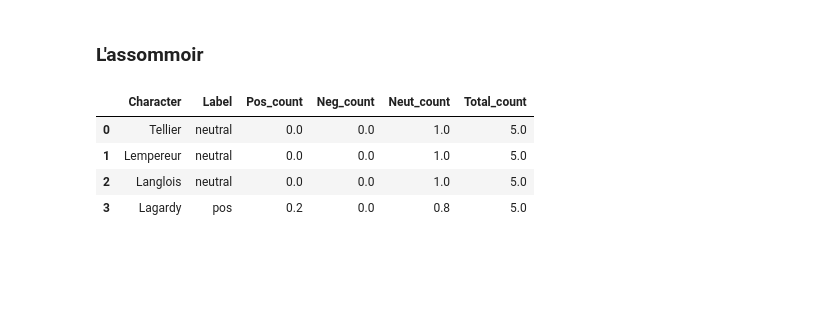
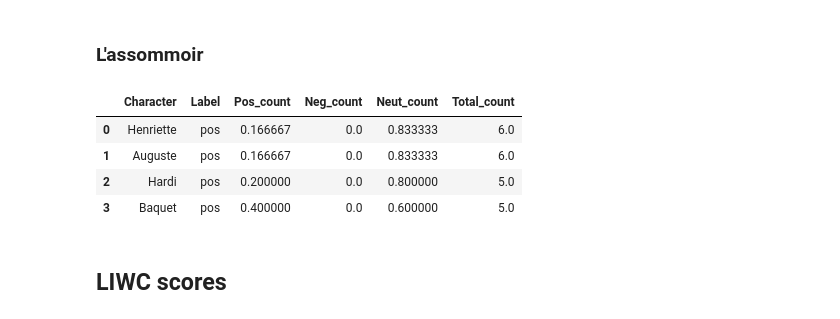
Before and after one commit to semplea/characters-meta, a Jupyter notebook: python/results.ipynb, the cells around one changed output. Cells and saved outputs as stored; diff of their text form; code cells hidden in the pictures; blank space fills up the shorter version.

```diff
--- a/python/results.ipynb
+++ b/python/results.ipynb
@@ -504,13 +504,15 @@ tdm.head()
 # %% [markdown]
 ### L'assommoir
 # %%
-mbov_top = pd.read_csv('metadata/madamebovary_sentiment_nosolo_top.csv')
-div_total(mbov_top)
+lass_top = pd.read_csv('metadata/lassommoir_sentiment_nosolo_top.csv')
+div_total(lass_top)
 # %%
-mbov_top[['Character', 'Label', 'Pos_count', 'Neg_count', 'Neut_count', 'Total_count']]
+lass_top[['Character', 'Label', 'Pos_count', 'Neg_count', 'Neut_count', 'Total_count']]
 # %% [output]
 |  | Character | Label | Pos_count | Neg_count | Neut_count | Total_count |
-| 0 | Tellier | neutral | 0.0 | 0.0 | 1.0 | 5.0 |
-| 1 | Lempereur | neutral | 0.0 | 0.0 | 1.0 | 5.0 |
-| 2 | Langlois | neutral | 0.0 | 0.0 | 1.0 | 5.0 |
-| 3 | Lagardy | pos | 0.2 | 0.0 | 0.8 | 5.0 |
+| 0 | Henriette | pos | 0.166667 | 0.0 | 0.833333 | 6.0 |
+| 1 | Auguste | pos | 0.166667 | 0.0 | 0.833333 | 6.0 |
+| 2 | Hardi | pos | 0.200000 | 0.0 | 0.800000 | 5.0 |
+| 3 | Baquet | pos | 0.400000 | 0.0 | 0.600000 | 5.0 |
+# %% [markdown]
+## LIWC scores
```
Also changed, not shown: parts of 11 cells of this notebook, 14 other files.
